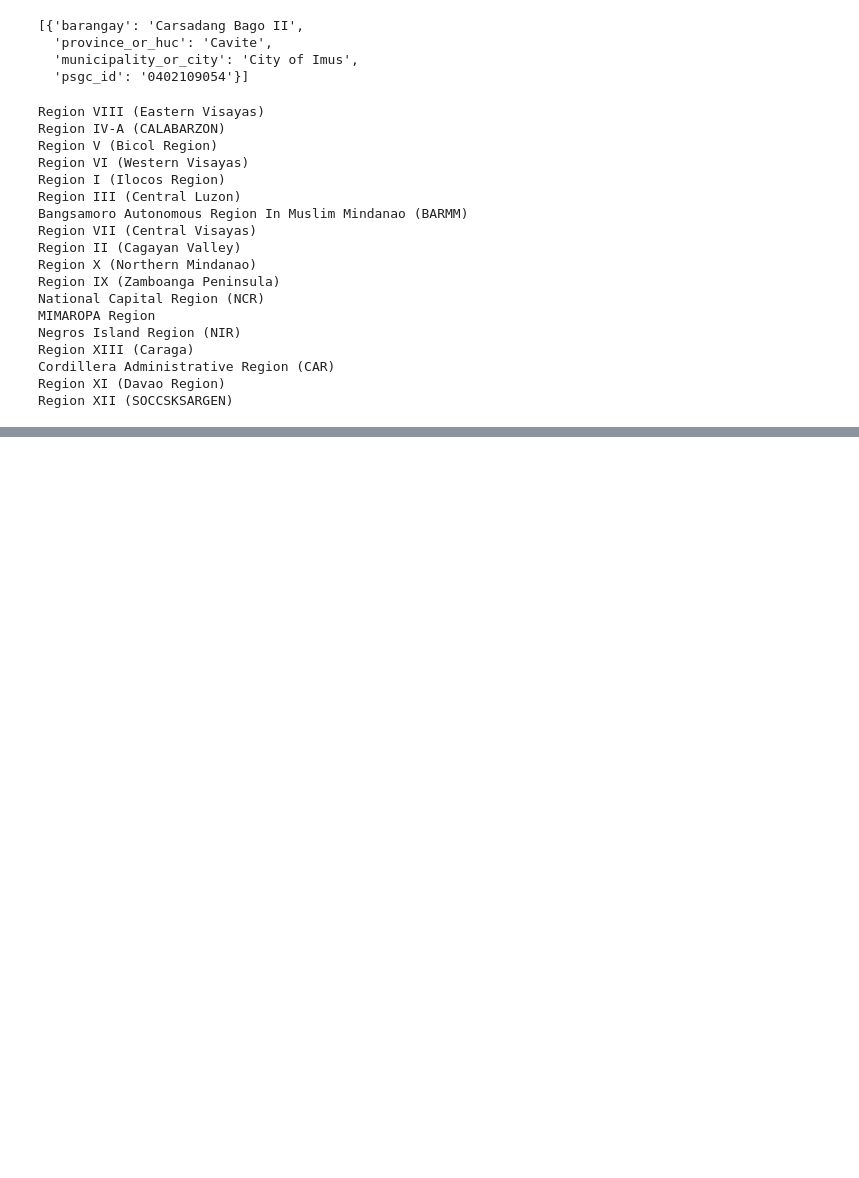
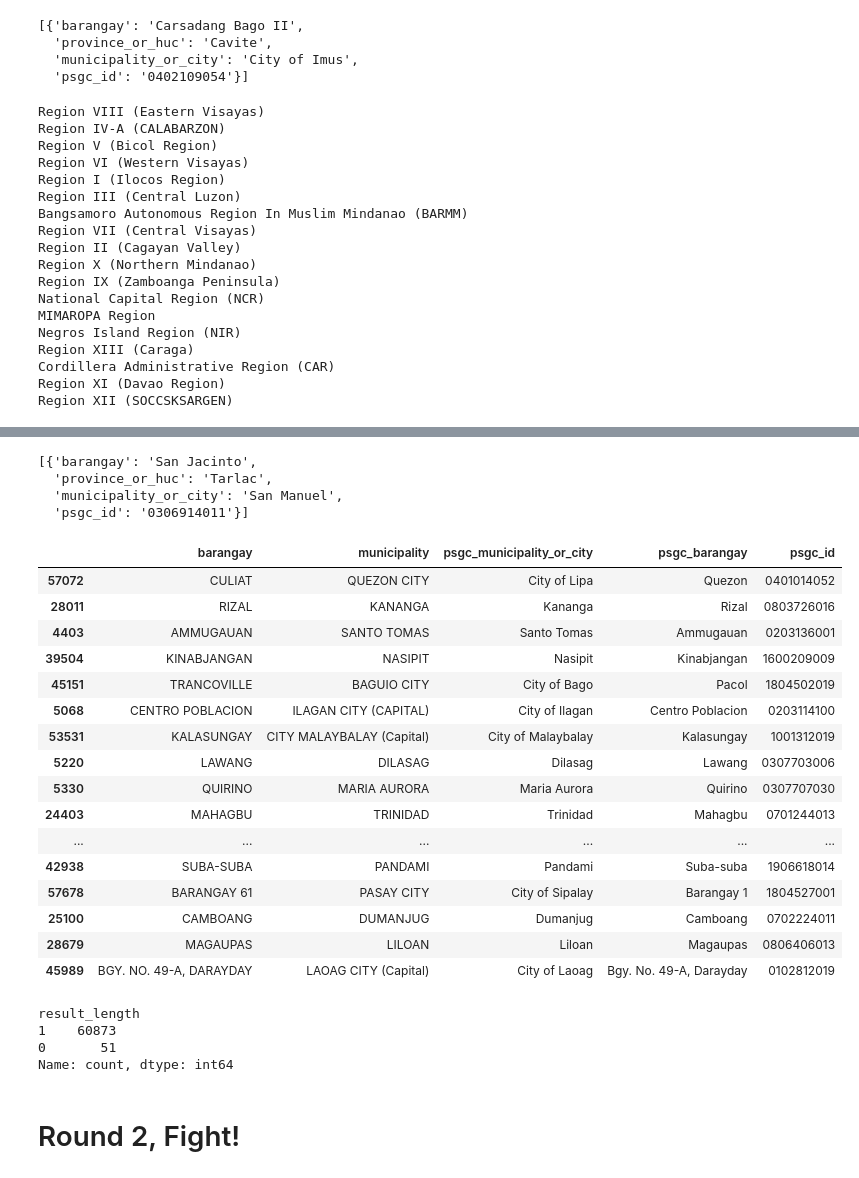
Before and after one commit to bendlikeabamboo/pap-datalab, a Jupyter notebook: notebooks/fuzzymatch.ipynb, the cells around one changed output, grey strips where cells are left out. Cells and saved outputs as stored; diff of their text form; code cells hidden in the pictures; blank space fills up the shorter version.

```diff
--- a/notebooks/fuzzymatch.ipynb
+++ b/notebooks/fuzzymatch.ipynb
@@ -944,0 +974,3 @@ Region XII (SOCCSKSARGEN)
+# %%
+bed_df["search_term"] = bed_df["municipality"] + " " + bed_df["barangay"]
+bed_df["search_term"] = bed_df["search_term"].apply(educ_sanitizer)
@@ -944,0 +983,16 @@ Region XII (SOCCSKSARGEN)
+# %%
+import swifter
+
+from functools import partial
+
+custom_search = partial(
+    search,
+    match_hooks=["municipality", "barangay"],
+    threshold=0.97,
+    n=1,
+    sanitizer=educ_sanitizer,
+)
+
+bed_df["score"] = (
+    bed_df["search_term"].swifter.progress_bar(True, "progress").apply(custom_search)
+)
@@ -944,0 +1001,57 @@ Region XII (SOCCSKSARGEN)
+# %%
+bed_df.sample()["score"].iloc[0]
+# %% [output]
+[{'barangay': 'San Jacinto',
+  'province_or_huc': 'Tarlac',
+  'municipality_or_city': 'San Manuel',
+  'psgc_id': '0306914011'}]
+# %%
+bed_df["result_length"] = bed_df["score"].apply(lambda x: len(x))
+# %%
+bed_df["psgc_province_or_huc"] = bed_df["score"].apply(
+    lambda x: x[0]["province_or_huc"] if len(x) > 0 else ""
+)
+bed_df["psgc_municipality_or_city"] = bed_df["score"].apply(
+    lambda x: x[0]["municipality_or_city"] if len(x) > 0 else ""
+)
+bed_df["psgc_barangay"] = bed_df["score"].apply(
+    lambda x: x[0]["barangay"] if len(x) > 0 else ""
+)
+bed_df["psgc_id"] = bed_df["score"].apply(
+    lambda x: x[0]["psgc_id"] if len(x) > 0 else ""
+)
+# %%
+bed_df[
+    [
+        "barangay",
+        "municipality",
+        "psgc_municipality_or_city",
+        "psgc_barangay",
+        "psgc_id",
+    ]
+].sample(20)
+# %% [output]
+|  | barangay | municipality | psgc_municipality_or_city | psgc_barangay | psgc_id |
+| 57072 | CULIAT | QUEZON CITY | City of Lipa | Quezon | 0401014052 |
+| 28011 | RIZAL | KANANGA | Kananga | Rizal | 0803726016 |
+| 4403 | AMMUGAUAN | SANTO TOMAS | Santo Tomas | Ammugauan | 0203136001 |
+| 39504 | KINABJANGAN | NASIPIT | Nasipit | Kinabjangan | 1600209009 |
+| 45151 | TRANCOVILLE | BAGUIO CITY | City of Bago | Pacol | 1804502019 |
+| 5068 | CENTRO POBLACION | ILAGAN CITY (CAPITAL) | City of Ilagan | Centro Poblacion | 0203114100 |
+| 53531 | KALASUNGAY | CITY MALAYBALAY (Capital) | City of Malaybalay | Kalasungay | 1001312019 |
+| 5220 | LAWANG | DILASAG | Dilasag | Lawang | 0307703006 |
+| 5330 | QUIRINO | MARIA AURORA | Maria Aurora | Quirino | 0307707030 |
+| 24403 | MAHAGBU | TRINIDAD | Trinidad | Mahagbu | 0701244013 |
+| ... | ... | ... | ... | ... | ... |
+| 42938 | SUBA-SUBA | PANDAMI | Pandami | Suba-suba | 1906618014 |
+| 57678 | BARANGAY 61 | PASAY CITY | City of Sipalay | Barangay 1 | 1804527001 |
+| 25100 | CAMBOANG | DUMANJUG | Dumanjug | Camboang | 0702224011 |
+| 28679 | MAGAUPAS | LILOAN | Liloan | Magaupas | 0806406013 |
+| 45989 | BGY. NO. 49-A, DARAYDAY | LAOAG CITY (Capital) | City of Laoag | Bgy. No. 49-A, Darayday | 0102812019 |
+# %%
+bed_df["result_length"].value_counts()
+# %% [output]
+result_length
+1    60873
+0       51
+Name: count, dtype: int64
@@ -944,0 +1060,2 @@ Region XII (SOCCSKSARGEN)
+# %% [markdown]
+# Round 2, Fight!
```
Also changed, not shown: parts of 45 cells of this notebook, 9 other files.
